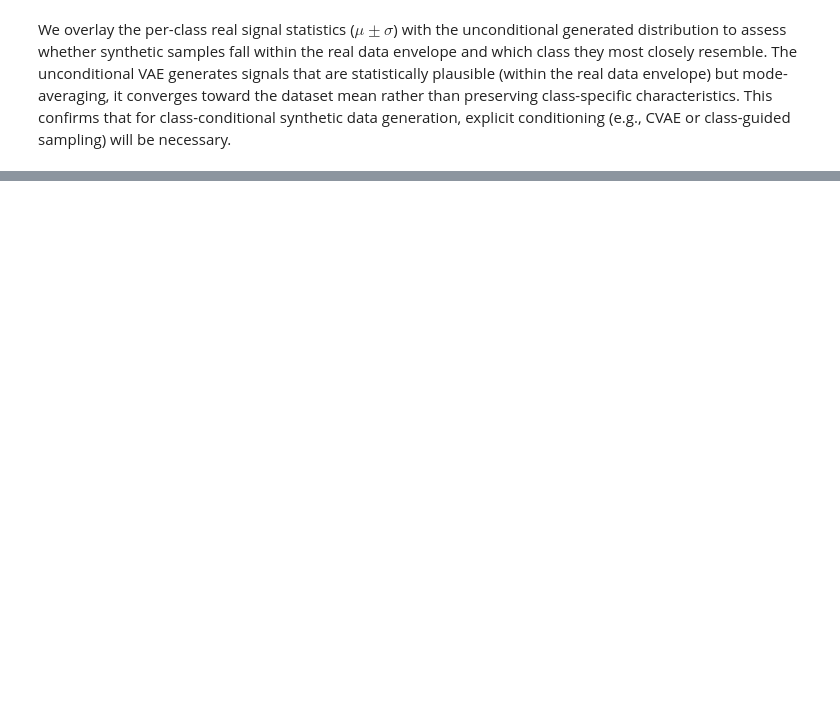
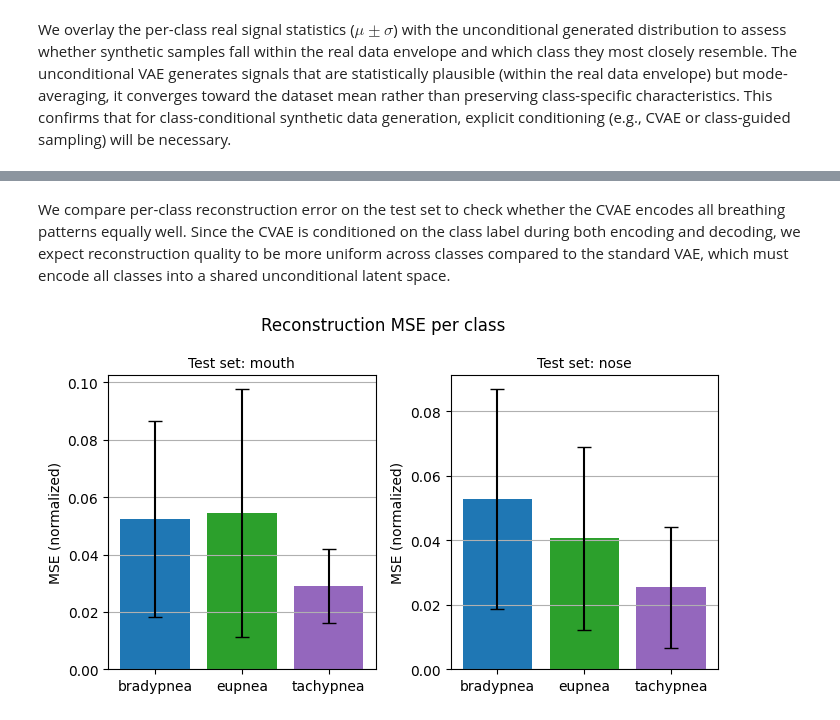
Before and after one commit to leon-rny/neural-network-breath-modeling, a Jupyter notebook: vae_evaluation.ipynb, the cells around one changed output, grey strips where cells are left out. Saved outputs shown, nothing was run; the diff lists cells and outputs as text; code cells hidden in the pictures; blank space fills up the shorter version.

```diff
--- a/vae_evaluation.ipynb
+++ b/vae_evaluation.ipynb
@@ -365,0 +385,30 @@ for region in regions:
+# %% [markdown]
+We compare per-class reconstruction error on the test set to check whether the CVAE encodes all breathing patterns equally well. Since the CVAE is conditioned on the class label during both encoding and decoding, we expect reconstruction quality to be more uniform across classes compared to the standard VAE, which must encode all classes into a shared unconditional latent space.
+# %%
+fig, ax = plt.subplots(1, 2, figsize=(7, 4))
+plt.suptitle('Reconstruction MSE per class')
+for region_idx, region in enumerate(regions):
+    test_ds = datasets[region]['test']
+    model = models[region]
+    model.eval()
+
+    mse_per_class = {i: [] for i in range(len(CLASSES))}
+    with torch.no_grad():
+        for i in range(len(test_ds)):
+            signal, _, label = test_ds[i]
+            label_t = torch.tensor([label]).long().to(device)
+            x_hat, _, _ = model(signal.unsqueeze(0).to(device), label_t)
+            mse = (x_hat.squeeze(0) - signal.to(device)).pow(2).mean().item()
+            mse_per_class[label].append(mse)
+    means = [np.mean(mse_per_class[i]) for i in range(len(CLASSES))]
+    stds  = [np.std(mse_per_class[i])  for i in range(len(CLASSES))]
+
+    ax = fig.axes[region_idx]
+    ax.bar(CLASSES, means, yerr=stds, capsize=5, color=list(class_colors.values()))
+    ax.set_ylabel('MSE (normalized)')
+    ax.set_title(f'Test set: {region}')
+    ax.grid(axis='y')
+plt.tight_layout()
+plt.show()
+# %% [output]
+[figure, added]
```
Also changed, not shown: parts of 26 cells of this notebook, 10 other files.
